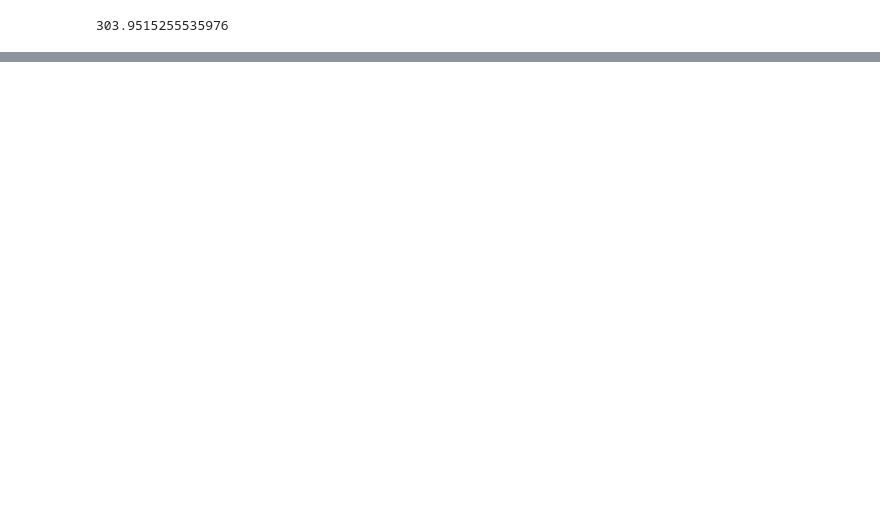
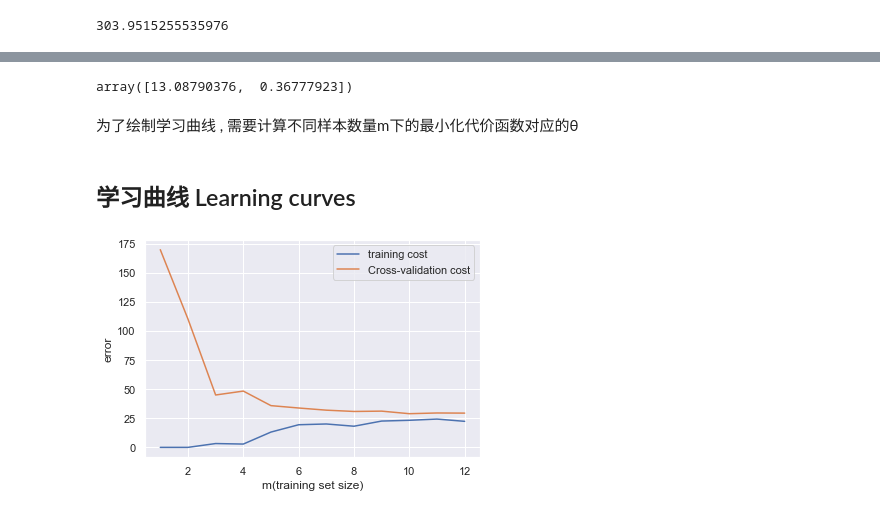
Before and after one commit to Apotosome/NoteBook, a Jupyter notebook: Machine Learning/吴恩达课后练习/ex5 偏差和方差/偏差与方差.ipynb, the cells around one changed output, grey strips where cells are left out. Cells and saved outputs as stored; diff of their text form; code cells hidden in the pictures; blank space fills up the shorter version.

```diff
--- a/Machine Learning/吴恩达课后练习/ex5 偏差和方差/偏差与方差.ipynb
+++ b/Machine Learning/吴恩达课后练习/ex5 偏差和方差/偏差与方差.ipynb
@@ -78,8 +97,7 @@ def computerCost(theta,X,y):
     y = np.matrix(y)
     theta = np.matrix(theta)
 
-    m = X.shape[0]
     inner = (X * theta.T) - y
     sum = np.sum(np.power(inner,2))
 
-    return sum / (2*m)
+    return 1 / (2 * len(X)) * sum
@@ -90,0 +236,47 @@ computerCost(theta,X,y)
+# %%
+def LR(X,y,Rate=1):
+    theta = np.ones(X.shape[1])
+    result = opt.minimize(fun=computerCostReg,
+                      x0=theta,
+                      args=(X,y,Rate),
+                      method='TNC',
+                      jac=gradientReg,
+                      options={'disp': True}
+                     )
+    return result.x
+LR(X,y,Rate=0)
+# %% [output]
+array([13.08790376,  0.36777923])
+# %% [markdown]
+为了绘制学习曲线 , 需要计算不同样本数量m下的最小化代价函数对应的θ
+# %%
+def tc_cv_cost(X,y,Xval,yval,Rate):
+    trainingCost, cvCost = [], []
+    m = X.shape[0]
+
+    for i in range(1,m+1):
+        theta = LR(X[:i,],y[:i],Rate)
+        tc = computerCost(theta,X[:i,:],y[:i])
+        cv = computerCost(theta,Xval,yval)
+
+        trainingCost.append(tc)
+        cvCost.append(cv)
+    return trainingCost,cvCost
+# %% [markdown]
+## 学习曲线 Learning curves
+# %%
+def plot_learning_curves(X,y,Xval,yval,Rate):
+    trainingCost,cvCost = tc_cv_cost(X,y,Xval,yval,Rate)
+
+    fig, ax = plt.subplots()
+    plt.plot(np.arange(1,m+1), trainingCost, label='training cost')
+    plt.plot(np.arange(1,m+1), cvCost, label='Cross-validation cost')
+
+    plt.legend(loc=1)
+    ax.set_xlabel('m(training set size)')
+    ax.set_ylabel('error')
+    plt.show()
+# %%
+plot_learning_curves(X,y,Xval,yval,Rate=0)
+# %% [output]
+[figure, added]
```
Also changed, not shown: parts of 78 cells of this notebook, 53 other files.
